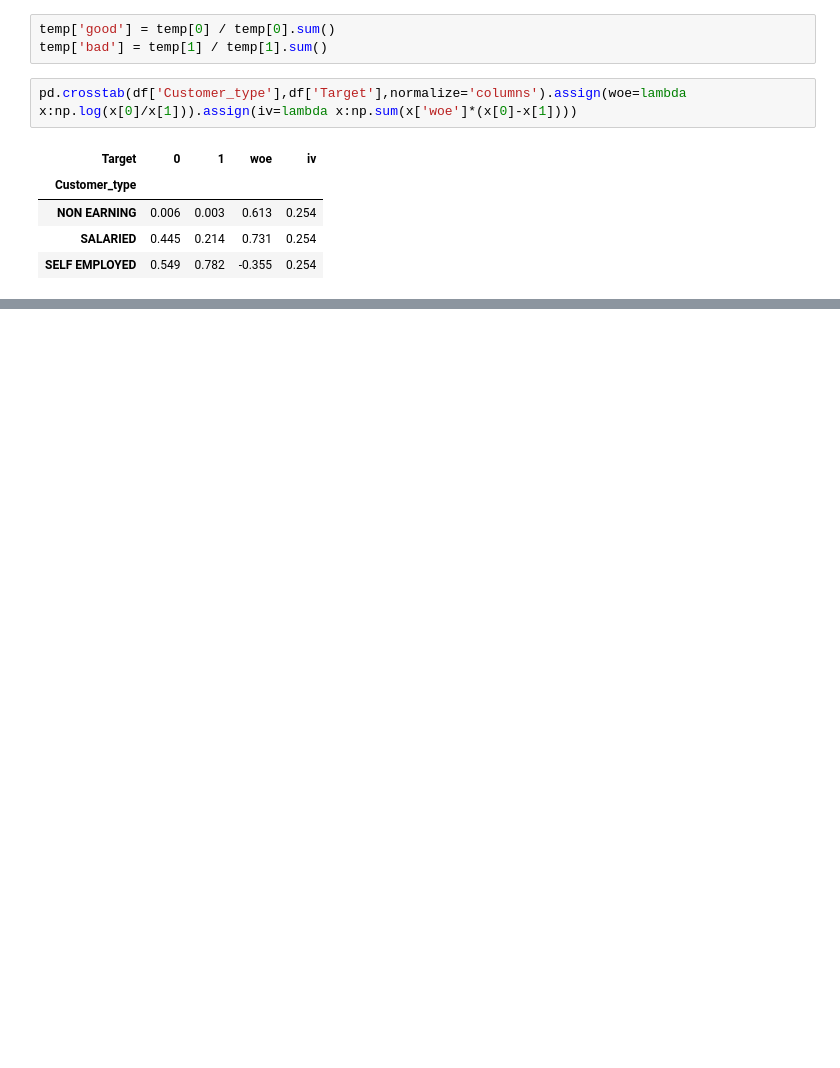
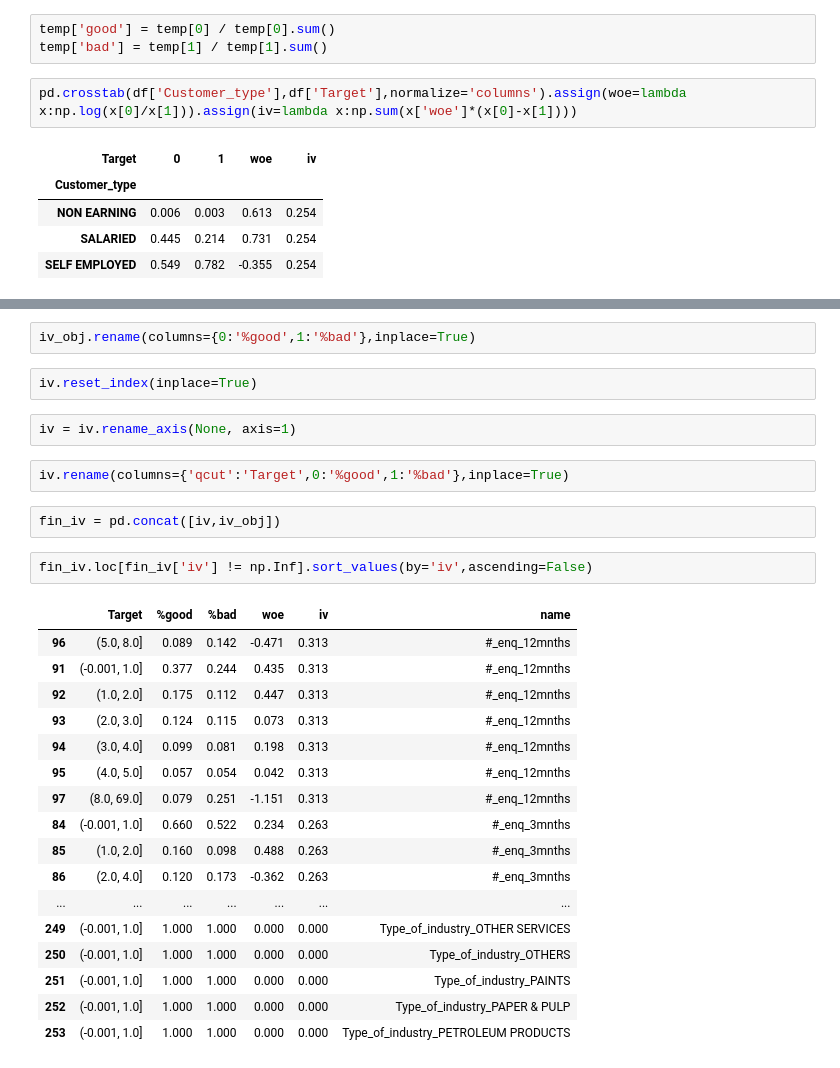
Before and after one commit to EshaanJoshiSDBI/Notes, a Jupyter notebook: Sem6/Finance/application_scorecard_eda.ipynb, the cells around one changed output, grey strips where cells are left out. Drawn from its saved outputs; the diff is of its cells as text; blank space fills up the shorter version.

```diff
--- a/Sem6/Finance/application_scorecard_eda.ipynb
+++ b/Sem6/Finance/application_scorecard_eda.ipynb
@@ -439,0 +638,30 @@ iv
+# %%
+iv_obj.rename(columns={0:'%good',1:'%bad'},inplace=True)
+# %%
+iv.reset_index(inplace=True)
+# %%
+iv = iv.rename_axis(None, axis=1)
+# %%
+iv.rename(columns={'qcut':'Target',0:'%good',1:'%bad'},inplace=True)
+# %%
+fin_iv = pd.concat([iv,iv_obj])
+# %%
+fin_iv.loc[fin_iv['iv'] != np.Inf].sort_values(by='iv',ascending=False)
+# %% [output]
+|  | Target | %good | %bad | woe | iv | name |
+| 96 | (5.0, 8.0] | 0.089 | 0.142 | -0.471 | 0.313 | #_enq_12mnths |
+| 91 | (-0.001, 1.0] | 0.377 | 0.244 | 0.435 | 0.313 | #_enq_12mnths |
+| 92 | (1.0, 2.0] | 0.175 | 0.112 | 0.447 | 0.313 | #_enq_12mnths |
+| 93 | (2.0, 3.0] | 0.124 | 0.115 | 0.073 | 0.313 | #_enq_12mnths |
+| 94 | (3.0, 4.0] | 0.099 | 0.081 | 0.198 | 0.313 | #_enq_12mnths |
+| 95 | (4.0, 5.0] | 0.057 | 0.054 | 0.042 | 0.313 | #_enq_12mnths |
+| 97 | (8.0, 69.0] | 0.079 | 0.251 | -1.151 | 0.313 | #_enq_12mnths |
+| 84 | (-0.001, 1.0] | 0.660 | 0.522 | 0.234 | 0.263 | #_enq_3mnths |
+| 85 | (1.0, 2.0] | 0.160 | 0.098 | 0.488 | 0.263 | #_enq_3mnths |
+| 86 | (2.0, 4.0] | 0.120 | 0.173 | -0.362 | 0.263 | #_enq_3mnths |
+| ... | ... | ... | ... | ... | ... | ... |
+| 249 | (-0.001, 1.0] | 1.000 | 1.000 | 0.000 | 0.000 | Type_of_industry_OTHER SERVICES |
+| 250 | (-0.001, 1.0] | 1.000 | 1.000 | 0.000 | 0.000 | Type_of_industry_OTHERS |
+| 251 | (-0.001, 1.0] | 1.000 | 1.000 | 0.000 | 0.000 | Type_of_industry_PAINTS |
+| 252 | (-0.001, 1.0] | 1.000 | 1.000 | 0.000 | 0.000 | Type_of_industry_PAPER & PULP |
+| 253 | (-0.001, 1.0] | 1.000 | 1.000 | 0.000 | 0.000 | Type_of_industry_PETROLEUM PRODUCTS |
```
Also changed, not shown: parts of 57 cells of this notebook, 32 other files.
